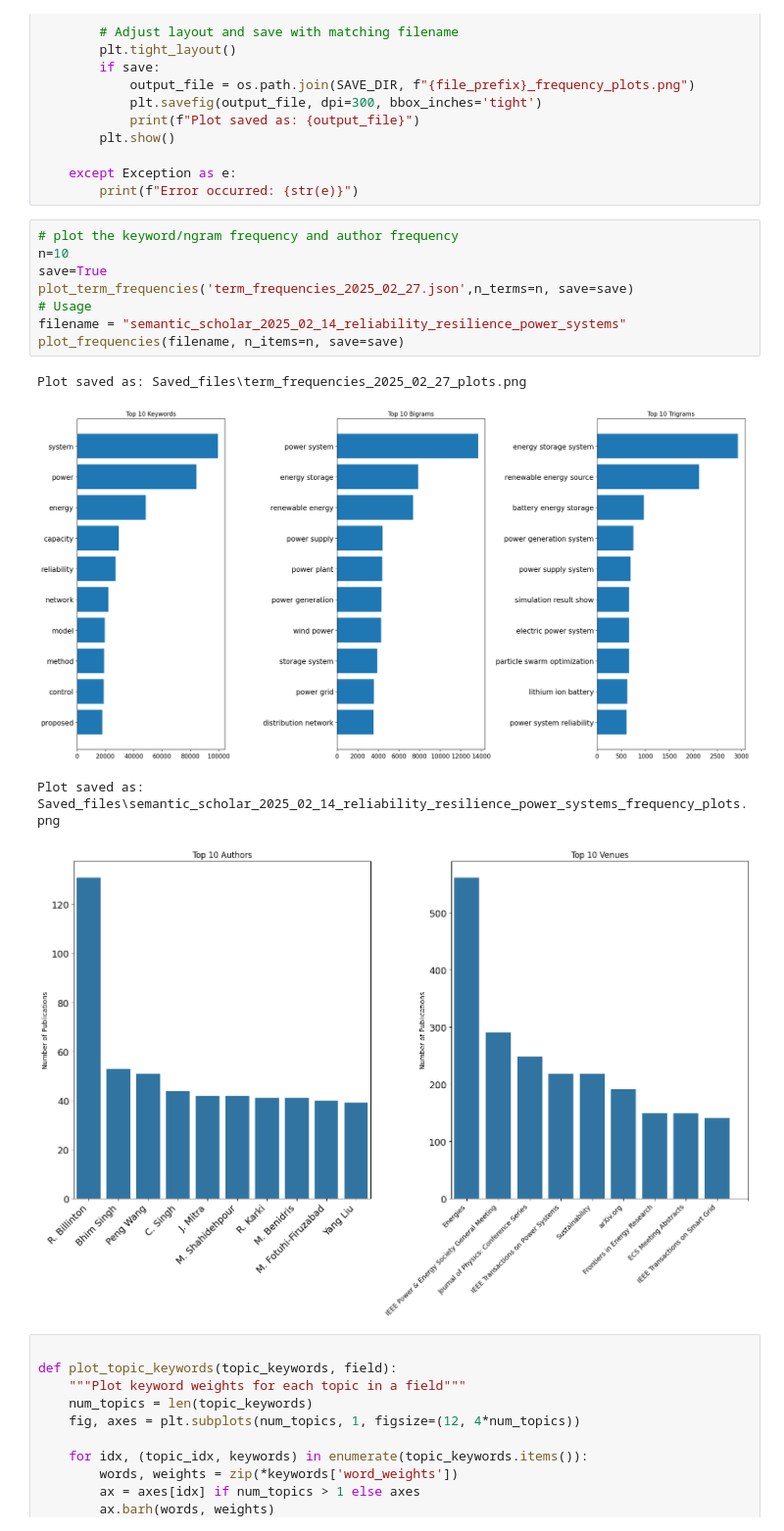
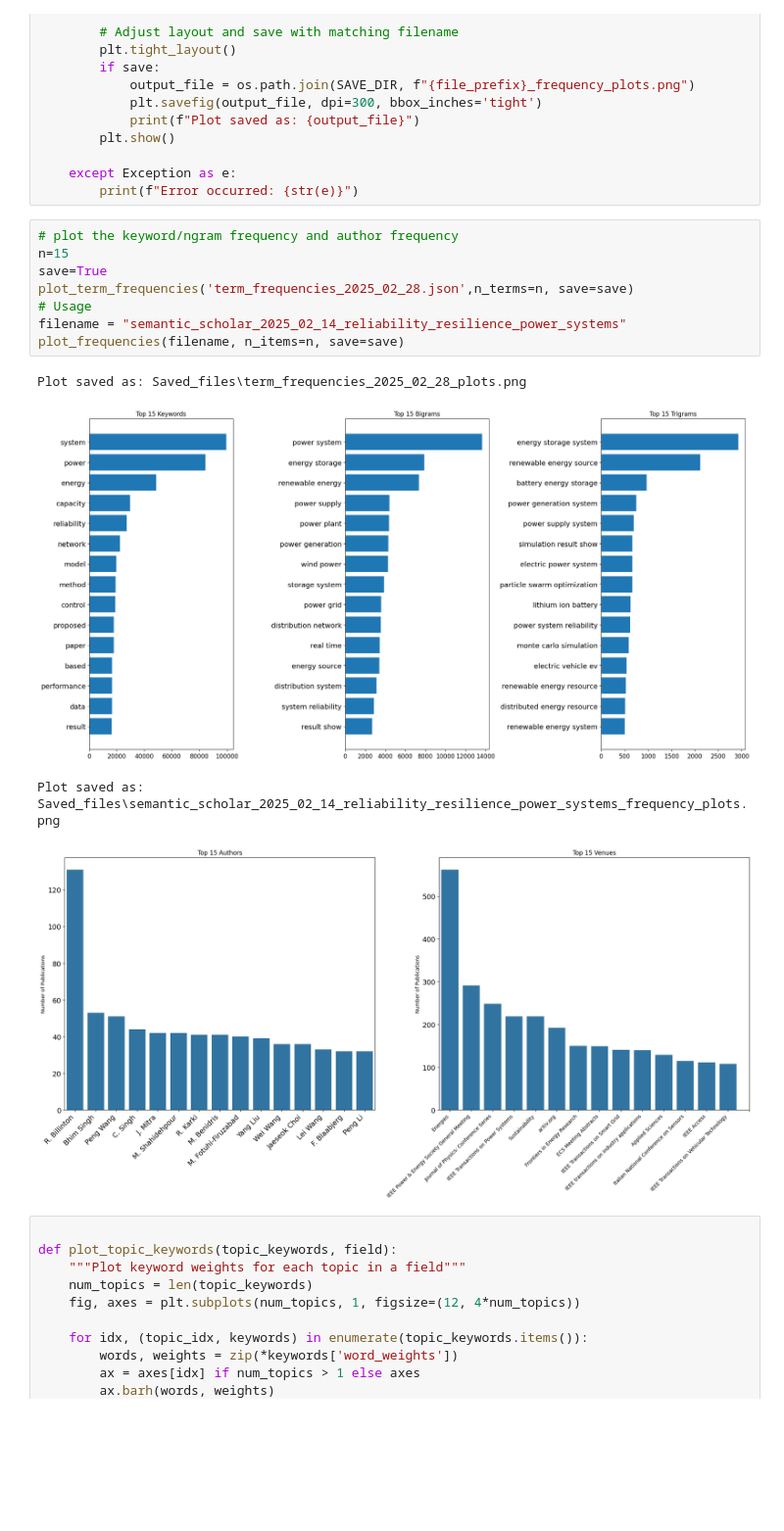
Before and after one commit to stigsimo/Literature-search-and-analysis, a Jupyter notebook: Visializations.ipynb, the cells around one changed output. Shown: that part at 98% size. Cells and saved outputs as stored; diff of their text form; blank space fills up the shorter version.

```diff
--- a/Visializations.ipynb
+++ b/Visializations.ipynb
@@ -98,17 +98,17 @@ def plot_frequencies(file_prefix, n_items=10, save=False):
         print(f"Error occurred: {str(e)}")
 # %%
 # plot the keyword/ngram frequency and author frequency
-n=10
+n=15
 save=True
-plot_term_frequencies('term_frequencies_2025_02_27.json',n_terms=n, save=save)
+plot_term_frequencies('term_frequencies_2025_02_28.json',n_terms=n, save=save)
 # Usage
 filename = "semantic_scholar_2025_02_14_reliability_resilience_power_systems"
 plot_frequencies(filename, n_items=n, save=save)
 # %% [output]
-Plot saved as: Saved_files\term_frequencies_2025_02_27_plots.png
+Plot saved as: Saved_files\term_frequencies_2025_02_28_plots.png
-[figure, old version]
+[figure, new version]
 Plot saved as: Saved_files\semantic_scholar_2025_02_14_reliability_resilience_power_systems_frequency_plots.png
-[figure, old version]
+[figure, new version]
 # %%
 
 def plot_topic_keywords(topic_keywords, field):
```
Also changed, not shown: 6 other files.
